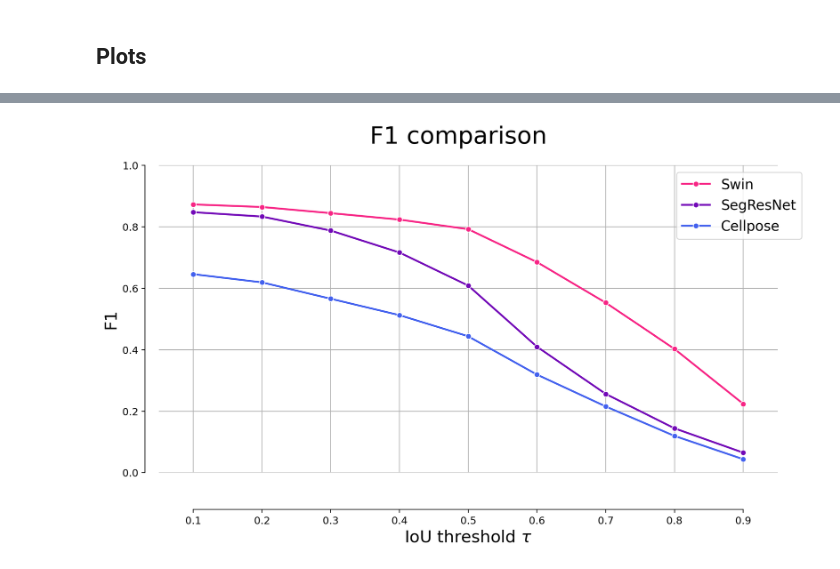
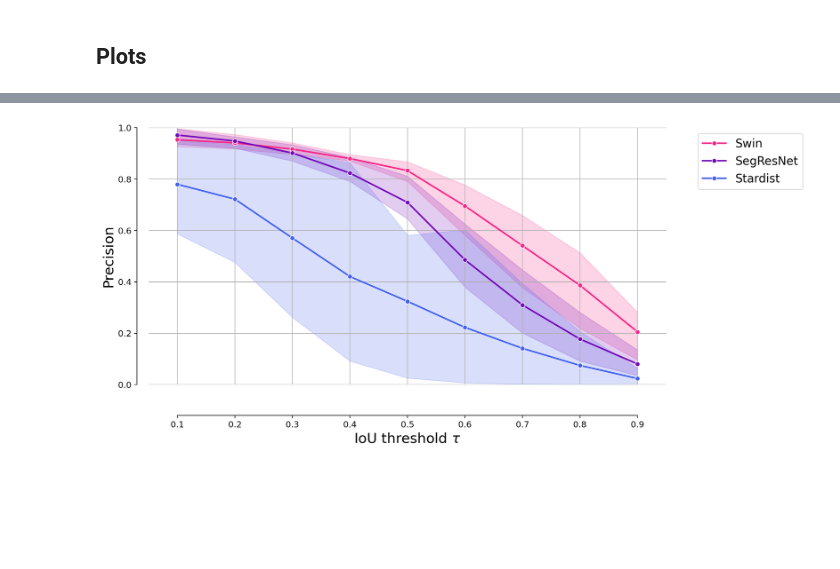
Before and after one commit to C-Achard/cellseg3d-figures, a Jupyter notebook: book/figX-x-supervised/supervised_benchmark.ipynb, the cells around one changed output, grey strips where cells are left out. Drawn from its saved outputs; the diff is of its cells as text; code cells hidden in the pictures; blank space fills up the shorter version.

```diff
--- a/book/figX-x-supervised/supervised_benchmark.ipynb
+++ b/book/figX-x-supervised/supervised_benchmark.ipynb
@@ -176,4 +167,4 @@ plot_stat_comparison(taus, model_stats, names, stat="recall")
-# %%
-plot_stat_comparison(taus, model_stats, names, stat="f1")
-# %% [output]
-[figure, removed]
+# %%
+plot_stat_comparison_fold(df, stat="precision")
+# %% [output]
+[figure, added]
```
Also changed, not shown: parts of 17 cells of this notebook, 1 other file.
